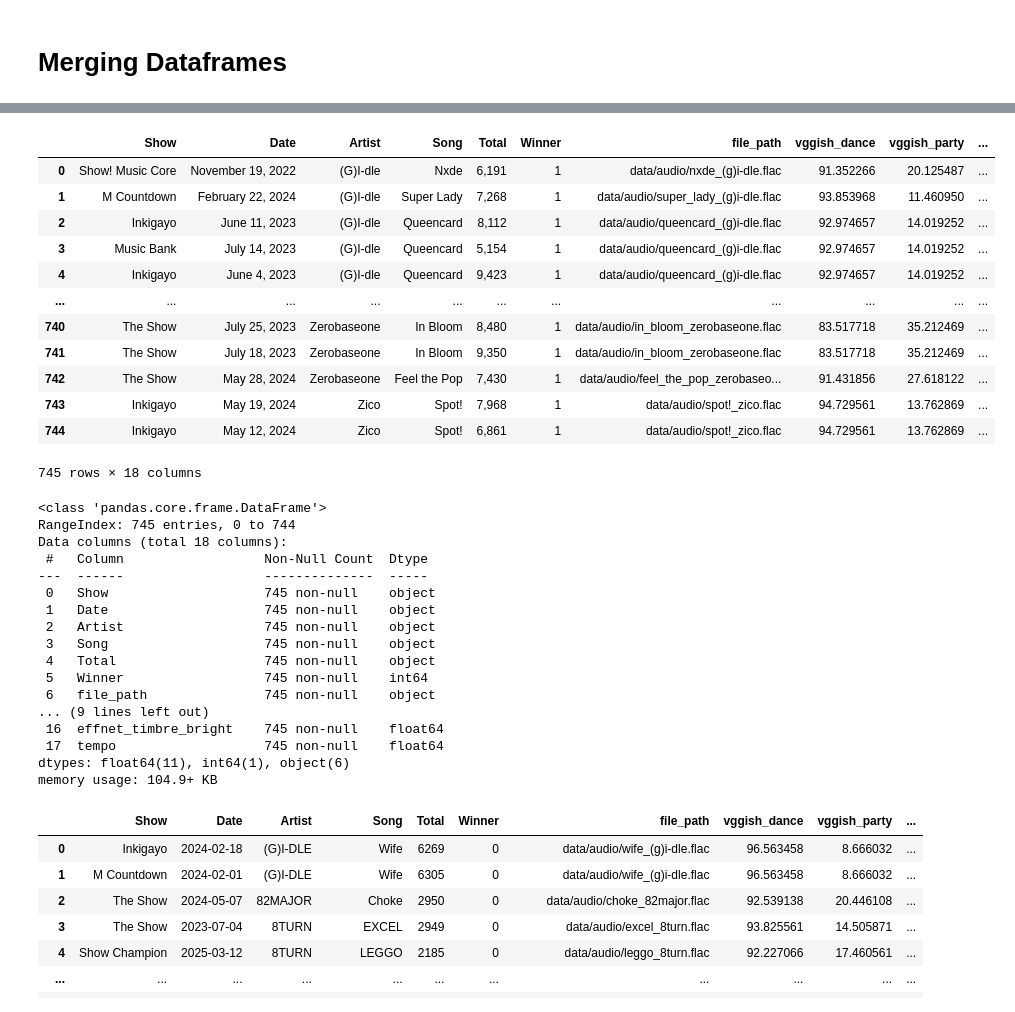
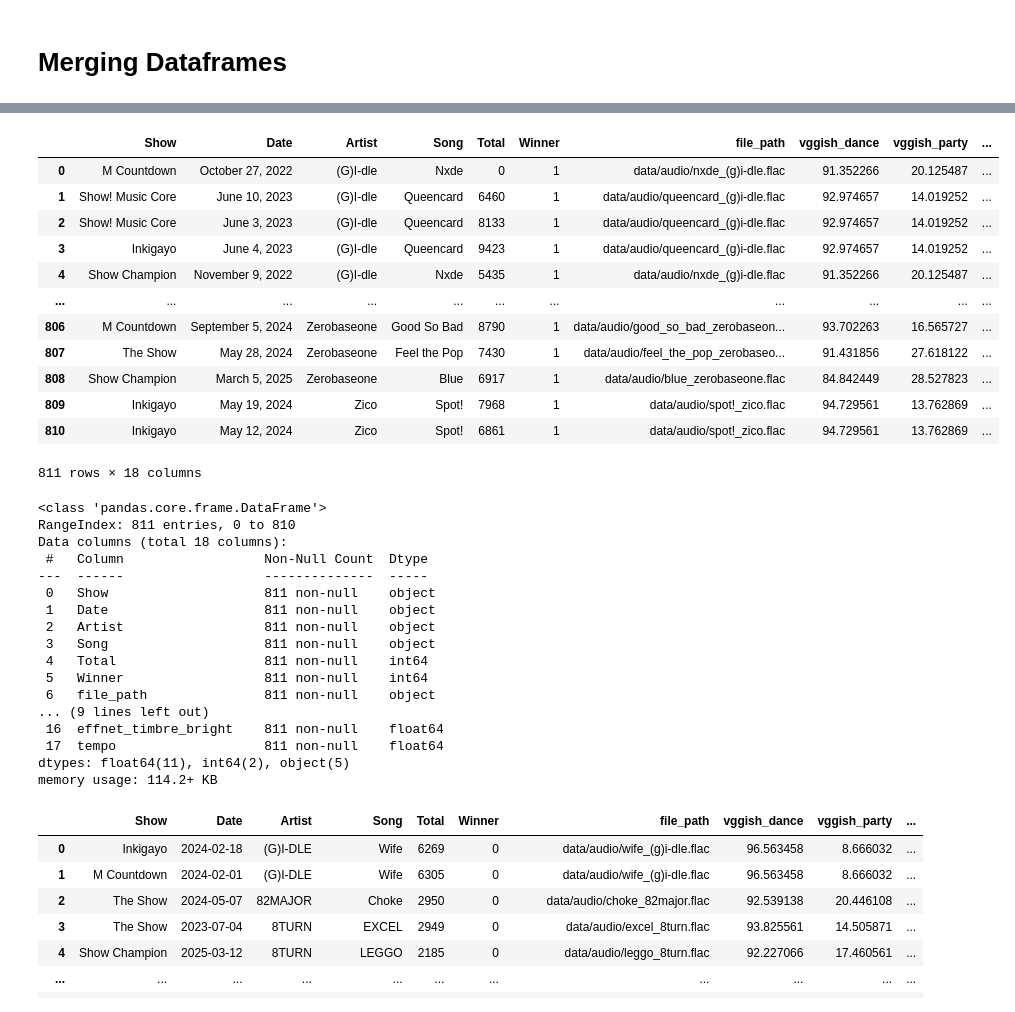
Before and after one commit to ccaban6/love-dive-into-kpop-music-show-winners, a Jupyter notebook: gather_audio_data.ipynb, the cells around one changed output, grey strips where cells are left out. Drawn from its saved outputs; the diff is of its cells as text; code cells hidden in the pictures.

```diff
--- a/gather_audio_data.ipynb
+++ b/gather_audio_data.ipynb
@@ -10,6 +10,6 @@ os.environ['TF_CPP_MIN_LOG_LEVEL'] = '3'  # Suppress TensorFlow logs
 # %%
 import pandas as pd
 
-df = pd.read_csv('data/tables/all_award_show_winners.csv', index_col=0)
+df = pd.read_csv('data/tables/updated_all_award_show_winners.csv', index_col=0)
 df
 # %% [output]
@@ -323,46 +323,46 @@ linked_df.head()
 # %%
 # Drop unnecessary columns and rename for clarity and compatibility with non-winning data
-all_linked_df = linked_df.copy().drop(columns=['Episode', 'Search Query', 'Song_Artist', 'Artist_Song', 'Song ID'])
+all_linked_df = linked_df.copy().drop(columns=['Episode', 'Search Query', 'Song_Artist', 'Artist_Song'])
 all_linked_df.rename(columns={"Points": "Total", "Award Show": "Show"}, inplace=True)
 
 # Reorder columns to match the non-winning data
 columns_reorder = ["Show", "Date", "Artist", "Song", "Total", "Winner"]
 all_linked_df = pd.concat([all_linked_df[columns_reorder], all_linked_df.drop(columns=columns_reorder)], axis=1)
 all_linked_df
 # %% [output]
 |  | Show | Date | Artist | Song | Total | Winner | file_path | vggish_dance | vggish_party | ... |
-| 0 | Show! Music Core | November 19, 2022 | (G)I-dle | Nxde | 6,191 | 1 | data/audio/nxde_(g)i-dle.flac | 91.352266 | 20.125487 | ... |
-| 1 | M Countdown | February 22, 2024 | (G)I-dle | Super Lady | 7,268 | 1 | data/audio/super_lady_(g)i-dle.flac | 93.853968 | 11.460950 | ... |
-| 2 | Inkigayo | June 11, 2023 | (G)I-dle | Queencard | 8,112 | 1 | data/audio/queencard_(g)i-dle.flac | 92.974657 | 14.019252 | ... |
-| 3 | Music Bank | July 14, 2023 | (G)I-dle | Queencard | 5,154 | 1 | data/audio/queencard_(g)i-dle.flac | 92.974657 | 14.019252 | ... |
-| 4 | Inkigayo | June 4, 2023 | (G)I-dle | Queencard | 9,423 | 1 | data/audio/queencard_(g)i-dle.flac | 92.974657 | 14.019252 | ... |
+| 0 | M Countdown | October 27, 2022 | (G)I-dle | Nxde | 0 | 1 | data/audio/nxde_(g)i-dle.flac | 91.352266 | 20.125487 | ... |
+| 1 | Show! Music Core | June 10, 2023 | (G)I-dle | Queencard | 6460 | 1 | data/audio/queencard_(g)i-dle.flac | 92.974657 | 14.019252 | ... |
+| 2 | Show! Music Core | June 3, 2023 | (G)I-dle | Queencard | 8133 | 1 | data/audio/queencard_(g)i-dle.flac | 92.974657 | 14.019252 | ... |
+| 3 | Inkigayo | June 4, 2023 | (G)I-dle | Queencard | 9423 | 1 | data/audio/queencard_(g)i-dle.flac | 92.974657 | 14.019252 | ... |
+| 4 | Show Champion | November 9, 2022 | (G)I-dle | Nxde | 5435 | 1 | data/audio/nxde_(g)i-dle.flac | 91.352266 | 20.125487 | ... |
 | ... | ... | ... | ... | ... | ... | ... | ... | ... | ... | ... |
-| 740 | The Show | July 25, 2023 | Zerobaseone | In Bloom | 8,480 | 1 | data/audio/in_bloom_zerobaseone.flac | 83.517718 | 35.212469 | ... |
-| 741 | The Show | July 18, 2023 | Zerobaseone | In Bloom | 9,350 | 1 | data/audio/in_bloom_zerobaseone.flac | 83.517718 | 35.212469 | ... |
-| 742 | The Show | May 28, 2024 | Zerobaseone | Feel the Pop | 7,430 | 1 | data/audio/feel_the_pop_zerobaseo... | 91.431856 | 27.618122 | ... |
-| 743 | Inkigayo | May 19, 2024 | Zico | Spot! | 7,968 | 1 | data/audio/spot!_zico.flac | 94.729561 | 13.762869 | ... |
-| 744 | Inkigayo | May 12, 2024 | Zico | Spot! | 6,861 | 1 | data/audio/spot!_zico.flac | 94.729561 | 13.762869 | ... |
+| 806 | M Countdown | September 5, 2024 | Zerobaseone | Good So Bad | 8790 | 1 | data/audio/good_so_bad_zerobaseon... | 93.702263 | 16.565727 | ... |
+| 807 | The Show | May 28, 2024 | Zerobaseone | Feel the Pop | 7430 | 1 | data/audio/feel_the_pop_zerobaseo... | 91.431856 | 27.618122 | ... |
+| 808 | Show Champion | March 5, 2025 | Zerobaseone | Blue | 6917 | 1 | data/audio/blue_zerobaseone.flac | 84.842449 | 28.527823 | ... |
+| 809 | Inkigayo | May 19, 2024 | Zico | Spot! | 7968 | 1 | data/audio/spot!_zico.flac | 94.729561 | 13.762869 | ... |
+| 810 | Inkigayo | May 12, 2024 | Zico | Spot! | 6861 | 1 | data/audio/spot!_zico.flac | 94.729561 | 13.762869 | ... |
-745 rows × 18 columns
+811 rows × 18 columns
 # %%
 all_linked_df.info()
 # %% [output]
 <class 'pandas.core.frame.DataFrame'>
-RangeIndex: 745 entries, 0 to 744
+RangeIndex: 811 entries, 0 to 810
 Data columns (total 18 columns):
  #   Column                  Non-Null Count  Dtype
 ---  ------                  --------------  -----
- 0   Show                    745 non-null    object
- 1   Date                    745 non-null    object
- 2   Artist                  745 non-null    object
- 3   Song                    745 non-null    object
- 4   Total                   745 non-null    object
- 5   Winner                  745 non-null    int64
- 6   file_path               745 non-null    object
+ 0   Show                    811 non-null    object
+ 1   Date                    811 non-null    object
+ 2   Artist                  811 non-null    object
+ 3   Song                    811 non-null    object
+ 4   Total                   811 non-null    int64
+ 5   Winner                  811 non-null    int64
+ 6   file_path               811 non-null    object
 ... (9 lines left out)
- 16  effnet_timbre_bright    745 non-null    float64
- 17  tempo                   745 non-null    float64
-dtypes: float64(11), int64(1), object(6)
-memory usage: 104.9+ KB
+ 16  effnet_timbre_bright    811 non-null    float64
+ 17  tempo                   811 non-null    float64
+dtypes: float64(11), int64(2), object(5)
+memory usage: 114.2+ KB
 # %%
 lose_feature_df = pd.DataFrame.from_dict(link_to_non_winning_features, orient='index')
 # lose_feature_df
```
Also changed, not shown: parts of 11 cells of this notebook, 9 other files.
